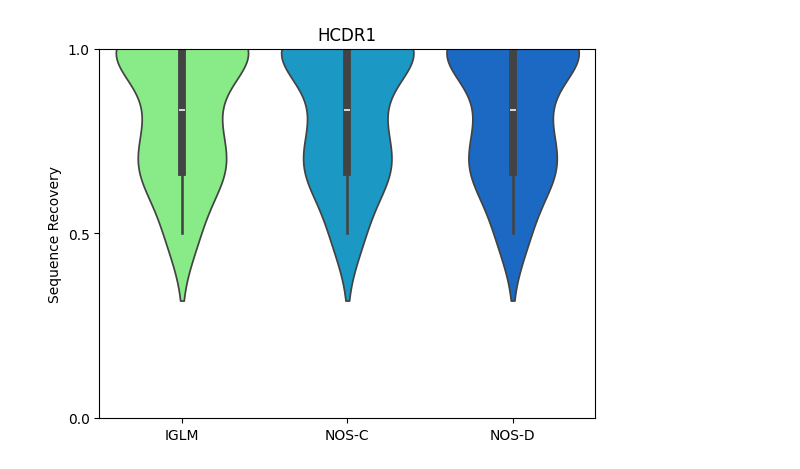
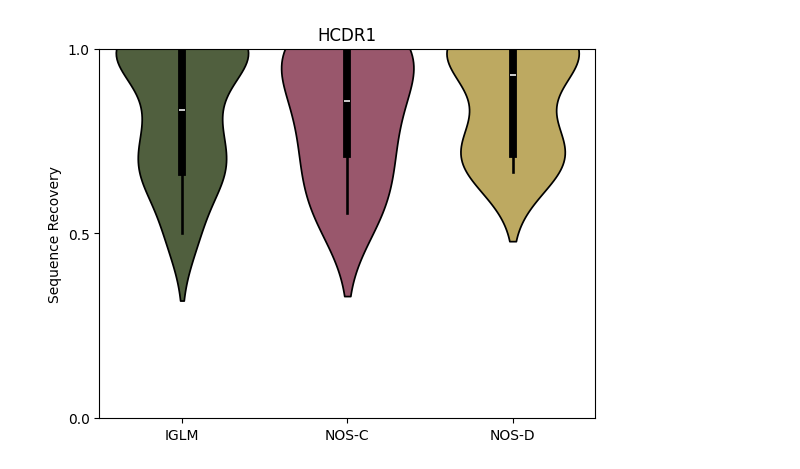
Before and after one commit to shainotshy1/BLISS_Experiments, a Jupyter notebook: NOS/analyze_data.ipynb, the cells around one changed output. Drawn from its saved outputs; the diff is of its cells as text; code cells hidden in the pictures.

Commit message:
initial data, however iffy

```diff
--- a/NOS/analyze_data.ipynb
+++ b/NOS/analyze_data.ipynb
@@ -6,36 +6,42 @@ import matplotlib.pyplot as plt
 
 def get_col(fn, sample_tag, col_name):
     df = pd.read_csv(fn)
     return df[df['sample_tag'] == sample_tag][col_name].values
 
 sample = 'chothia_hcdr1'
 
 iglm_fn = 'data/iglm_fixed_samples_labeled.csv'
 iglm_data = get_col(iglm_fn, sample, 'seq_recovery')
 
-nosc_fn = 'data/iglm_fixed_samples_labeled.csv'
+
+nosc_fn = 'data/gaussian_fixed_length=True_samples_labeled.csv'
 nosc_data = get_col(nosc_fn, sample, 'seq_recovery')
 
-nosd_fn = 'data/iglm_fixed_samples_labeled.csv'
+nosd_fn = 'data/mlm_fixed_length=True_samples_labeled.csv'
 nosd_data = get_col(nosd_fn, sample, 'seq_recovery')
 
 data = {
     'IGLM': iglm_data,
     'NOS-C': nosc_data,
     'NOS-D': nosd_data
 }
 
-df = pd.DataFrame(data)
-df = df.melt(var_name="HCDR1", value_name="SeqRecovery")
+group_names = []
+values = []
+for group, samples in data.items():
+    group_names.extend([group] * len(samples))
+    values.extend(samples)
 
-sns.violinplot(x='HCDR1', y='SeqRecovery', data=df, inner='box', label='NOS-C', palette=['#79FC77', '#00A5E1', '#0067E0'], hue='HCDR1')
+df = pd.DataFrame({"HCDR1": group_names, "SeqRecovery": values})
+
+sns.violinplot(x='HCDR1', y='SeqRecovery', data=df, inner='box', palette=['#506538', '#A44C68', '#CCB252'], hue='HCDR1', linecolor='black')
 
 max_seq_recov = max([np.max(d) for d in data.values()])
 plt.ylim(top=max_seq_recov)
 plt.title('HCDR1')
 plt.xlabel('')
 plt.ylabel('Sequence Recovery')
 plt.yticks(np.linspace(0, 1, 3))
 plt.show()
 # %% [output]
-[figure, old version]
+[figure, new version]
```
Also changed, not shown: 2 other files.
